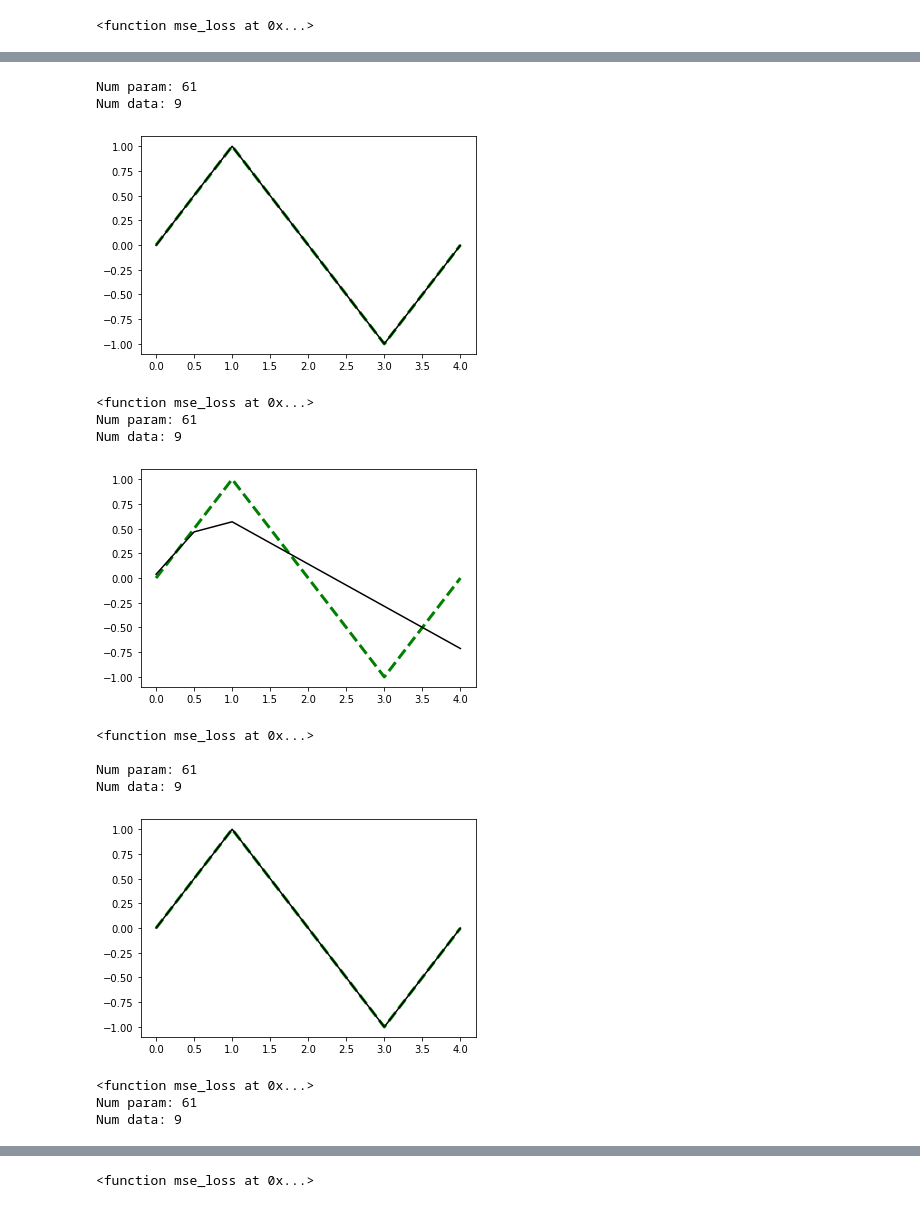
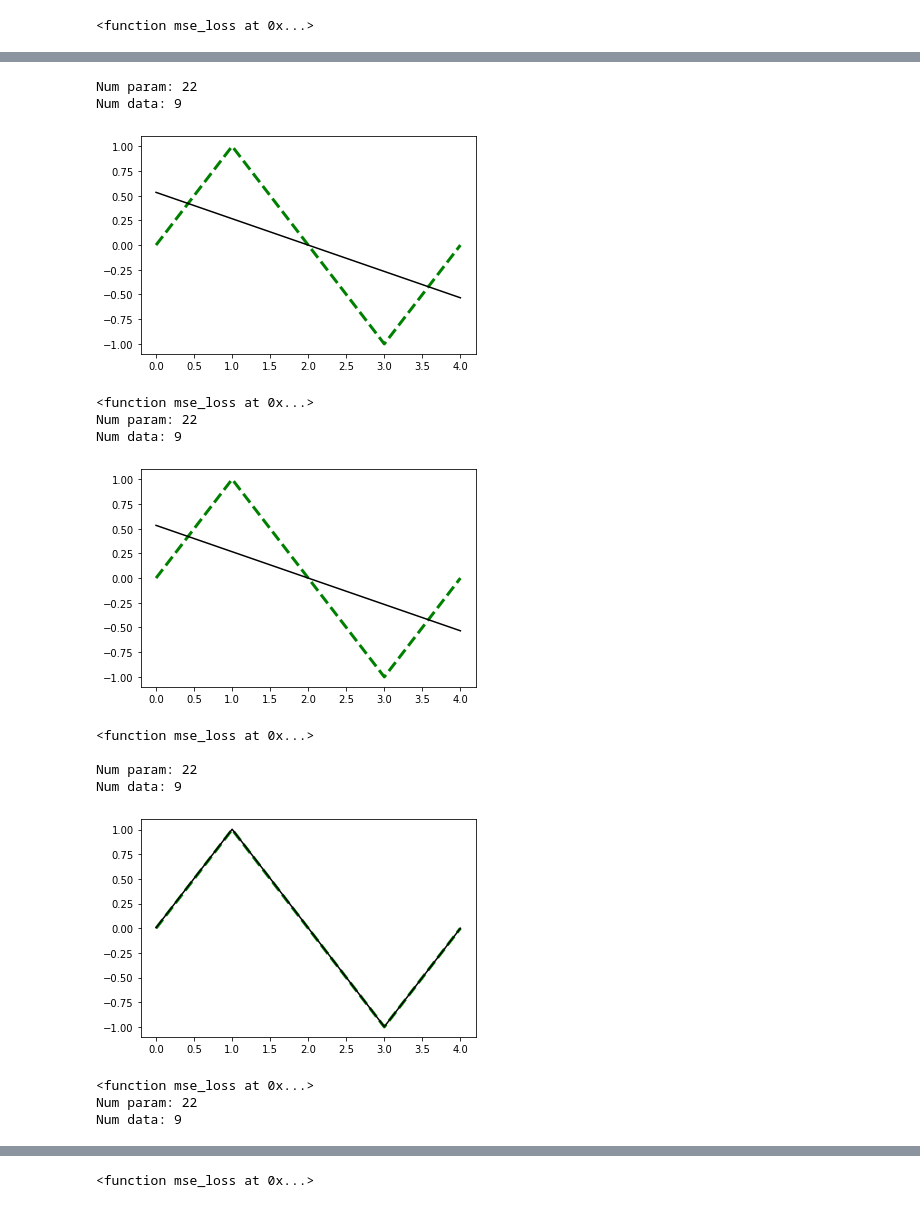
Before and after one commit to EricCousineau-TRI/repro, a Jupyter notebook: python/understand_torch_sgd_and_mlp/mlp_sin.ipynb, the cells around one changed output, grey strips where cells are left out. Saved outputs shown, nothing was run; the diff lists cells and outputs as text; code cells hidden in the pictures.

Commit message:
decr hidden units makes things act, well, different

```diff
--- a/python/understand_torch_sgd_and_mlp/mlp_sin.ipynb
+++ b/python/understand_torch_sgd_and_mlp/mlp_sin.ipynb
@@ -315,9 +315,9 @@ def bespoke_init(model):
     model.layers.input.fcn.weight[:] = 1
     model.layers.input.fcn.bias[:] = 0.0
 # %%
-def make_model():
+def make_model(num_hidden_units=3):
     seed(0)
-    model = MLP(1, 1, num_hidden_units=6, num_layers=3, activation_cls=nn.ReLU)
+    model = MLP(1, 1, num_hidden_units=num_hidden_units, num_layers=3, activation_cls=nn.ReLU)
 #     bespoke_init(model)
     return model
 # %%
@@ -365,29 +365,29 @@ Num data: 9
 # %%
 # Works, just need better opt (Adam, not SGD)... also initial conditions matter quite a bit? -_-
 
 num_epochs = 500
-# Good
-fit(perturb(make_model(), 1.0), partial(Adam, lr=0.1), num_epochs=num_epochs, show_table=False)
+num_hidden = 3  # Reducing from 6 to 3 messes up some ICs
+fit(perturb(make_model(num_hidden), 1.0), partial(Adam, lr=0.1), num_epochs=num_epochs, show_table=False)
 # Bad - local minima?
-fit(perturb(make_model(), 1.0), partial(Adam, lr=0.05), num_epochs=num_epochs, show_table=False)
+fit(perturb(make_model(num_hidden), 1.0), partial(Adam, lr=0.05), num_epochs=num_epochs, show_table=False)
 print()
 # Good
-fit(make_model(), partial(Adam, lr=0.05), num_epochs=num_epochs, show_table=False)
+fit(make_model(num_hidden), partial(Adam, lr=0.05), num_epochs=num_epochs, show_table=False)
 # Bad - converges to similar local minima as above, sorta.
-fit(make_model(), partial(Adam, lr=0.1), num_epochs=num_epochs, show_table=False)
+fit(make_model(num_hidden), partial(Adam, lr=0.1), num_epochs=num_epochs, show_table=False)
 # %% [output]
-Num param: 61
+Num param: 22
 Num data: 9
-[figure, old version]
+[figure, new version]
 <function mse_loss at 0x...>
-Num param: 61
+Num param: 22
 Num data: 9
-[figure, old version]
+[figure, new version]
 <function mse_loss at 0x...>
 
-Num param: 61
+Num param: 22
 Num data: 9
 [figure]
 <function mse_loss at 0x...>
-Num param: 61
+Num param: 22
 Num data: 9
```
Also changed, not shown: parts of 4 cells of this notebook.
